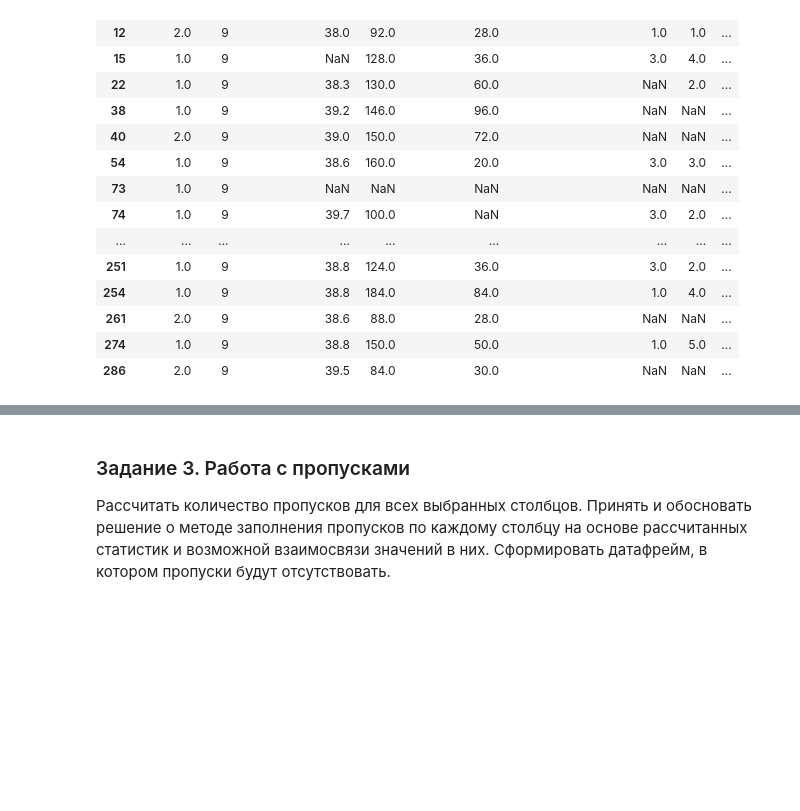
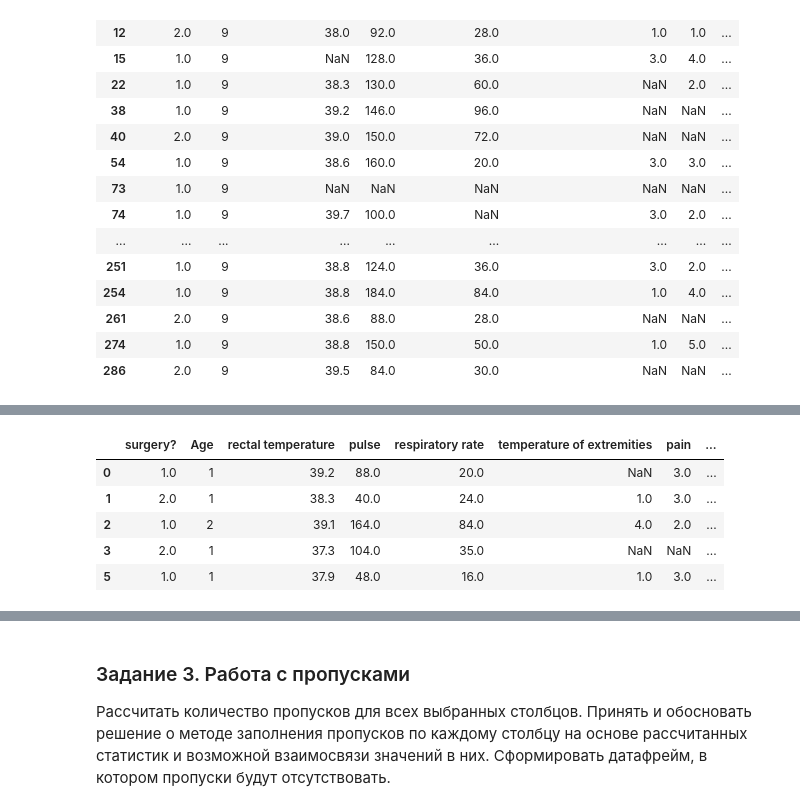
Before and after one commit to Aska0new/python-homeworks, a Jupyter notebook: phyton-stat-basics-hw-2.ipynb, the cells around one changed output, grey strips where cells are left out. Drawn from its saved outputs; the diff is of its cells as text; code cells hidden in the pictures; blank space fills up the shorter version.

Commit message:
outliers

```diff
--- a/phyton-stat-basics-hw-2.ipynb
+++ b/phyton-stat-basics-hw-2.ipynb
@@ -113,7 +113,15 @@ sorted_df2.head(10)
 | pain | 1.0 | 5.0 | 2.942623 | 3.0 | 1.700398 | 1.303993 | 2.0 | -1.00 | 7.00 | 55 |
 | outcome | 1.0 | 3.0 | 1.550336 | 1.0 | 0.544596 | 0.737967 | 1.0 | -0.50 | 3.50 | 1 |
 # %%
-outliers1 = sorted_df[(sorted_df['rectal temperature'] < (lambda x: upper_bound.iloc[x])) & (sorted_df['rectal temperature'] > (lambda x: lower_bound.iloc[x]))]
+outliers1 = sorted_df[(sorted_df['rectal temperature'] < upper_bound['rectal temperature']) & (sorted_df['rectal temperature'] > lower_bound['rectal temperature'])]
+outliers1.head()
 #outliers2 = sorted_df[(sorted_df['pulse'] < upper_bound) & (sorted_df['pulse'] > lower_bound)]
 #outliers3 = sorted_df[(sorted_df['respiratory rate'] < upper_bound) & (sorted_df['respiratory rate'] > lower_bound)]
 #sorted_df.head(15)
+# %% [output]
+|  | surgery? | Age | rectal temperature | pulse | respiratory rate | temperature of extremities | pain | ... |
+| 0 | 1.0 | 1 | 39.2 | 88.0 | 20.0 | NaN | 3.0 | ... |
+| 1 | 2.0 | 1 | 38.3 | 40.0 | 24.0 | 1.0 | 3.0 | ... |
+| 2 | 1.0 | 2 | 39.1 | 164.0 | 84.0 | 4.0 | 2.0 | ... |
+| 3 | 2.0 | 1 | 37.3 | 104.0 | 35.0 | NaN | NaN | ... |
+| 5 | 1.0 | 1 | 37.9 | 48.0 | 16.0 | 1.0 | 3.0 | ... |
```
Also changed, not shown: parts of 3 cells of this notebook, 2 other files.
